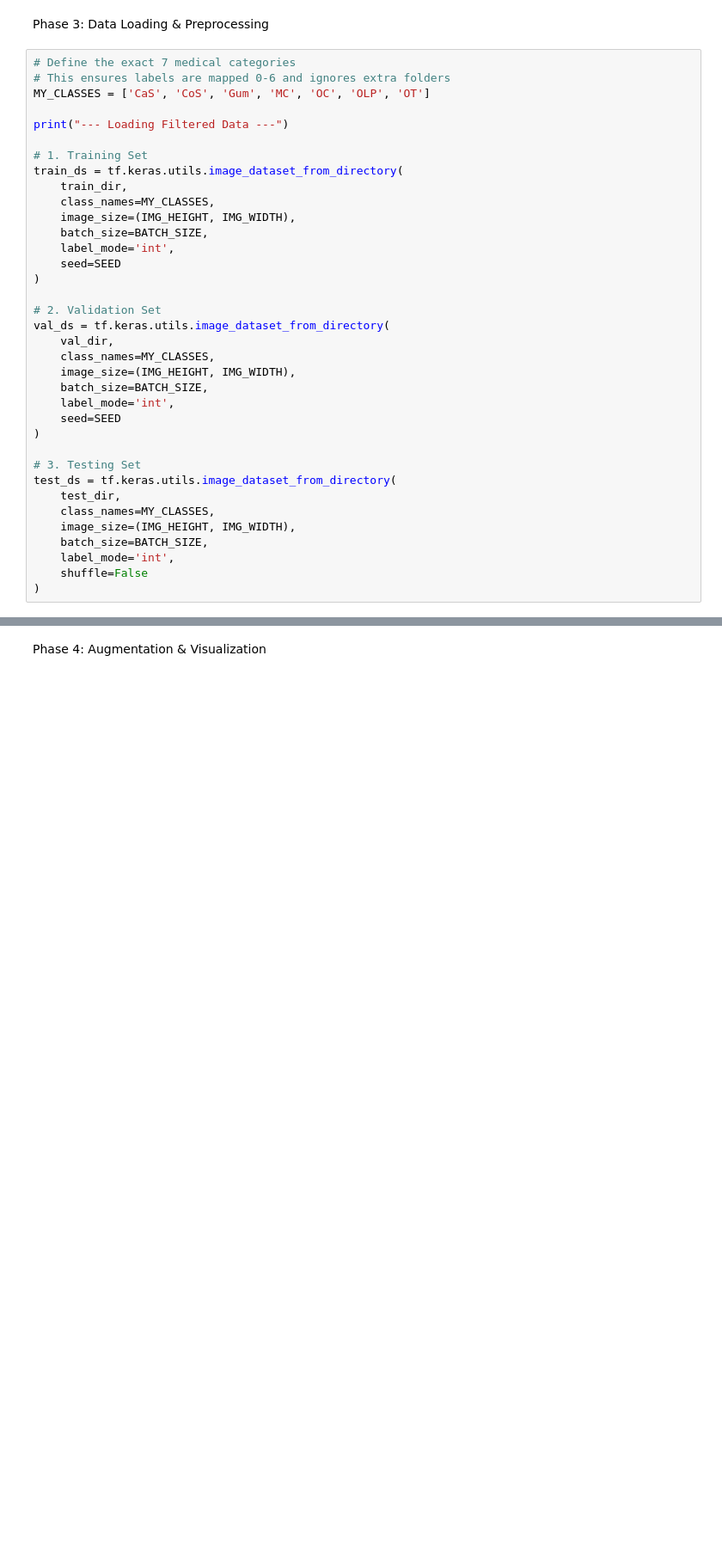
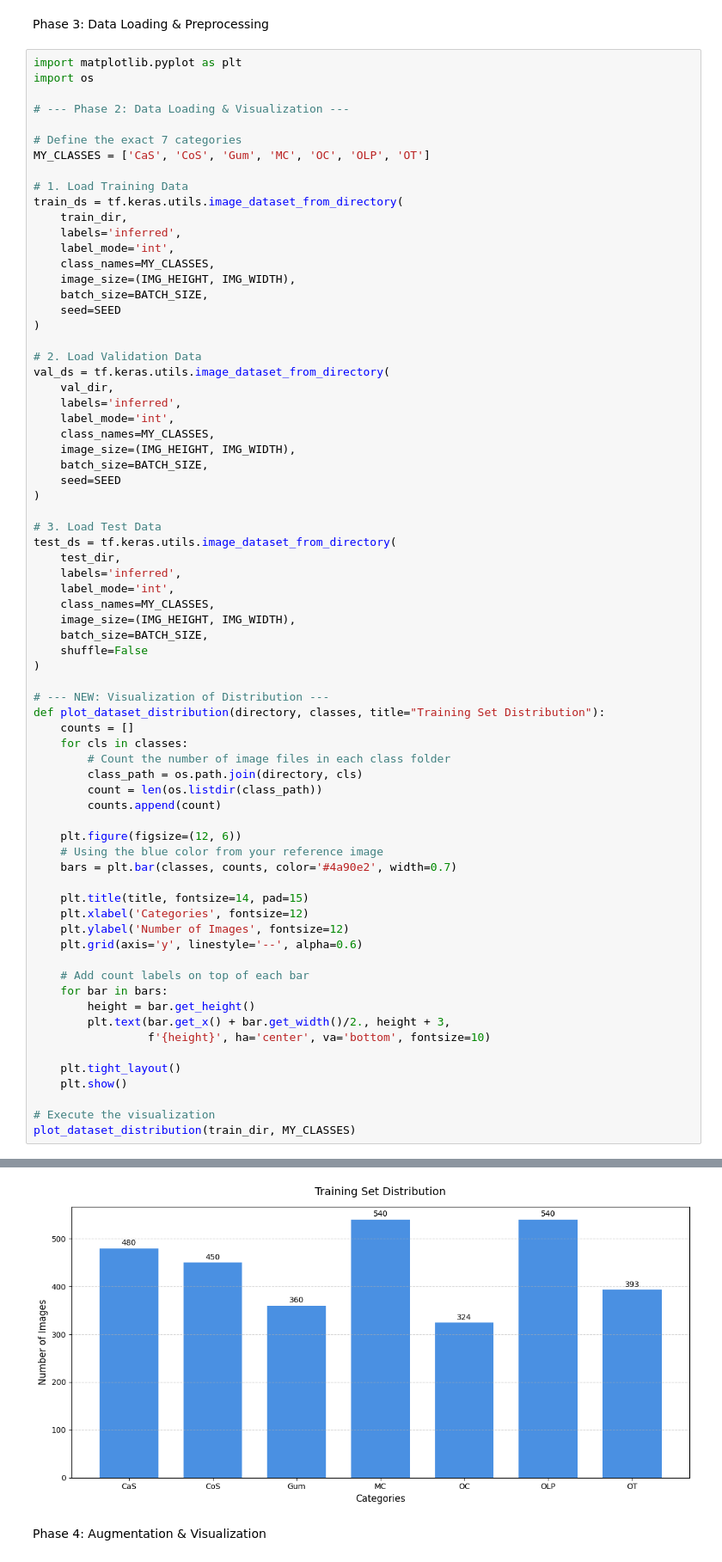
Before and after one commit to Maram-Mahmoud-Ahmed/AI-Driven-Oral-Disease-Classification, a Jupyter notebook: Teeth_diagnosis.ipynb, the cells around one changed output, grey strips where cells are left out. Shown at 86% size. Cells and saved outputs as stored; diff of their text form; blank space fills up the shorter version.

```diff
--- a/Teeth_diagnosis.ipynb
+++ b/Teeth_diagnosis.ipynb
@@ -89,39 +119,74 @@ Found 1028 files belonging to 7 classes.
 # %% [markdown]
 Phase 3: Data Loading & Preprocessing
 # %%
-# Define the exact 7 medical categories
-# This ensures labels are mapped 0-6 and ignores extra folders
+import matplotlib.pyplot as plt
+import os
+
+# --- Phase 2: Data Loading & Visualization ---
+
+# Define the exact 7 categories
 MY_CLASSES = ['CaS', 'CoS', 'Gum', 'MC', 'OC', 'OLP', 'OT']
 
-print("--- Loading Filtered Data ---")
-
-# 1. Training Set
+# 1. Load Training Data
 train_ds = tf.keras.utils.image_dataset_from_directory(
     train_dir,
+    labels='inferred',
+    label_mode='int',
     class_names=MY_CLASSES,
     image_size=(IMG_HEIGHT, IMG_WIDTH),
     batch_size=BATCH_SIZE,
-    label_mode='int',
     seed=SEED
 )
 
-# 2. Validation Set
+# 2. Load Validation Data
 val_ds = tf.keras.utils.image_dataset_from_directory(
     val_dir,
+    labels='inferred',
+    label_mode='int',
     class_names=MY_CLASSES,
     image_size=(IMG_HEIGHT, IMG_WIDTH),
     batch_size=BATCH_SIZE,
-    label_mode='int',
     seed=SEED
 )
 
-# 3. Testing Set
+# 3. Load Test Data
 test_ds = tf.keras.utils.image_dataset_from_directory(
     test_dir,
+    labels='inferred',
+    label_mode='int',
     class_names=MY_CLASSES,
     image_size=(IMG_HEIGHT, IMG_WIDTH),
     batch_size=BATCH_SIZE,
-    label_mode='int',
     shuffle=False
 )
+
+# --- NEW: Visualization of Distribution ---
+def plot_dataset_distribution(directory, classes, title="Training Set Distribution"):
+    counts = []
+    for cls in classes:
+        # Count the number of image files in each class folder
+        class_path = os.path.join(directory, cls)
+        count = len(os.listdir(class_path))
+        counts.append(count)
+
+    plt.figure(figsize=(12, 6))
+    # Using the blue color from your reference image
+    bars = plt.bar(classes, counts, color='#4a90e2', width=0.7)
+
+    plt.title(title, fontsize=14, pad=15)
+    plt.xlabel('Categories', fontsize=12)
+    plt.ylabel('Number of Images', fontsize=12)
+    plt.grid(axis='y', linestyle='--', alpha=0.6)
+
+    # Add count labels on top of each bar
+    for bar in bars:
+        height = bar.get_height()
+        plt.text(bar.get_x() + bar.get_width()/2., height + 3,
+                 f'{height}', ha='center', va='bottom', fontsize=10)
+
+    plt.tight_layout()
+    plt.show()
+
+# Execute the visualization
+plot_dataset_distribution(train_dir, MY_CLASSES)
 # %% [output]
@@ -129,6 +193,7 @@ test_ds = tf.keras.utils.image_dataset_from_directory(
 Found 3087 files belonging to 7 classes.
 Found 1028 files belonging to 7 classes.
 Found 1028 files belonging to 7 classes.
+[figure, added]
 # %% [markdown]
 Phase 4: Augmentation & Visualization
 # %%
```
Also changed, not shown: parts of 2 cells of this notebook.
